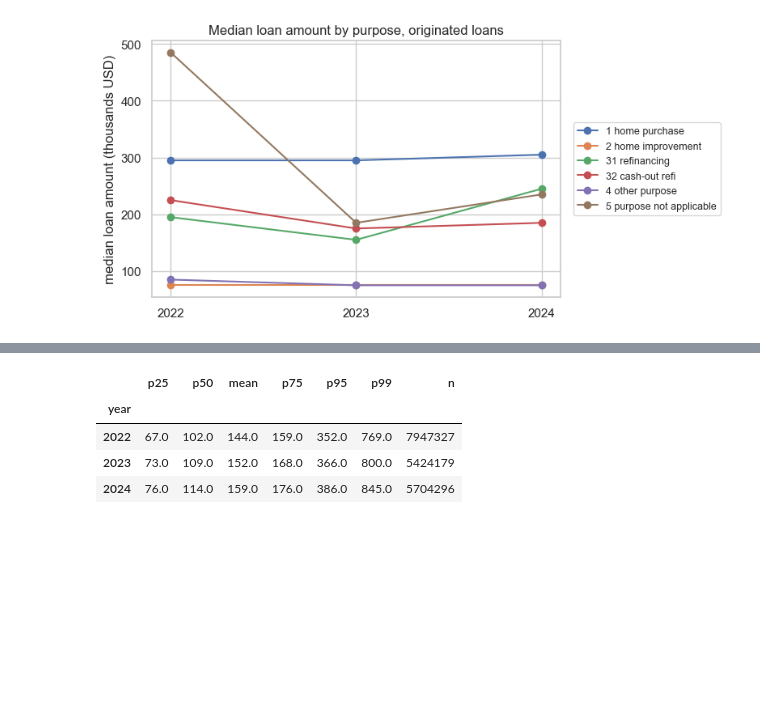
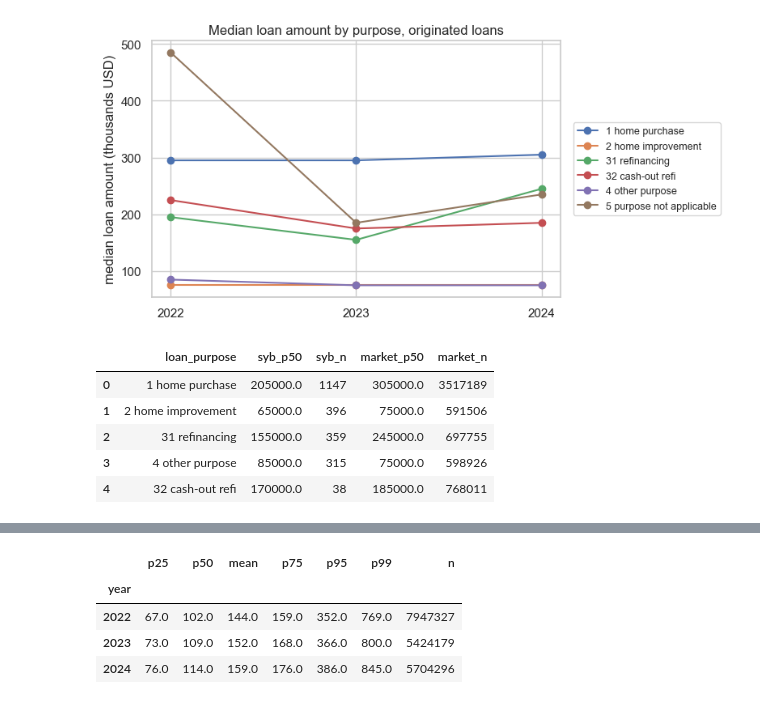
Before and after one commit to thegeshwar/mortgage-lending-analytics, a Jupyter notebook: notebooks/02-hmda-distributions-and-demographics.ipynb, the cells around one changed output, grey strips where cells are left out. Cells and saved outputs as stored; diff of their text form; code cells hidden in the pictures; blank space fills up the shorter version.

```diff
--- a/notebooks/02-hmda-distributions-and-demographics.ipynb
+++ b/notebooks/02-hmda-distributions-and-demographics.ipynb
@@ -383,6 +383,7 @@ pct_expr = (
 )
 
 loan_amount_rows = []
+loan_amount_outliers = []
 for year in YEARS:
     df = con.execute(
         f"WITH t AS ("
@@ -394,7 +395,25 @@ for year in YEARS:
     ).fetchdf()
     df["year"] = year
     loan_amount_rows.append(df)
+
+    outlier_row = con.execute(
+        f"WITH t AS ("
+        f"  SELECT {numeric_expr('loan_amount')} AS la "
+        f"  FROM {TABLES[year]} WHERE action_taken = '1'"
+        f") "
+        f"SELECT "
+        f"  SUM(CASE WHEN la IS NULL THEN 1 ELSE 0 END) AS null_or_unparseable, "
+        f"  SUM(CASE WHEN la < {OUTLIER_BOTTOM} THEN 1 ELSE 0 END) AS below_1_dollar, "
+        f"  SUM(CASE WHEN la > {OUTLIER_TOP} THEN 1 ELSE 0 END) AS above_100m, "
+        f"  COUNT(*) AS total_originated "
+        f"FROM t"
+    ).fetchdf()
+    outlier_row["year"] = year
+    loan_amount_outliers.append(outlier_row)
 loan_amount_df = pd.concat(loan_amount_rows, ignore_index=True).set_index("year")
+loan_amount_outlier_df = (
+    pd.concat(loan_amount_outliers, ignore_index=True).set_index("year")
+)
 loan_amount_df
 # %% [output]
 |  | min | p25 | p50 | mean | p75 | p95 | p99 | max | n |
@@ -461,3 +492,46 @@ plt.tight_layout()
 plt.show()
 # %% [output]
 [figure]
+# %%
+# SYB loan-amount anchor: per-purpose medians for 2024, vs market.
+syb_la_rows = []
+for year in YEARS:
+    df = con.execute(
+        f"WITH t AS ("
+        f"  SELECT loan_purpose AS lp, {numeric_expr('loan_amount')} AS la "
+        f"  FROM {TABLES[year]} "
+        f"  WHERE action_taken = '1' AND lei = ?"
+        f") "
+        f"SELECT lp, "
+        f"  ROUND(quantile_cont(la, 0.50), 0) AS syb_p50, "
+        f"  COUNT(*) AS syb_n "
+        f"FROM t "
+        f"WHERE la IS NOT NULL AND la BETWEEN {OUTLIER_BOTTOM} AND {OUTLIER_TOP} "
+        f"GROUP BY lp",
+        [SYB_LEI],
+    ).fetchdf()
+    df["year"] = year
+    syb_la_rows.append(df)
+syb_la_df = pd.concat(syb_la_rows, ignore_index=True)
+syb_la_df["loan_purpose"] = syb_la_df["lp"].map(LOAN_PURPOSE_LABELS).fillna(syb_la_df["lp"])
+
+# Join market p50 from la_purpose_df for a side-by-side read in 2024.
+market_2024 = (
+    la_purpose_df[la_purpose_df["year"] == 2024][["lp", "p50", "n"]]
+    .rename(columns={"p50": "market_p50", "n": "market_n"})
+)
+syb_vs_market = (
+    syb_la_df[syb_la_df["year"] == 2024]
+    .merge(market_2024, on="lp", how="left")
+)
+syb_vs_market = syb_vs_market[
+    ["loan_purpose", "syb_p50", "syb_n", "market_p50", "market_n"]
+].sort_values("syb_n", ascending=False).reset_index(drop=True)
+syb_vs_market
+# %% [output]
+|  | loan_purpose | syb_p50 | syb_n | market_p50 | market_n |
+| 0 | 1 home purchase | 205000.0 | 1147 | 305000.0 | 3517189 |
+| 1 | 2 home improvement | 65000.0 | 396 | 75000.0 | 591506 |
+| 2 | 31 refinancing | 155000.0 | 359 | 245000.0 | 697755 |
+| 3 | 4 other purpose | 85000.0 | 315 | 75000.0 | 598926 |
+| 4 | 32 cash-out refi | 170000.0 | 38 | 185000.0 | 768011 |
```
Also changed, not shown: parts of 13 cells of this notebook, 8 other files.
